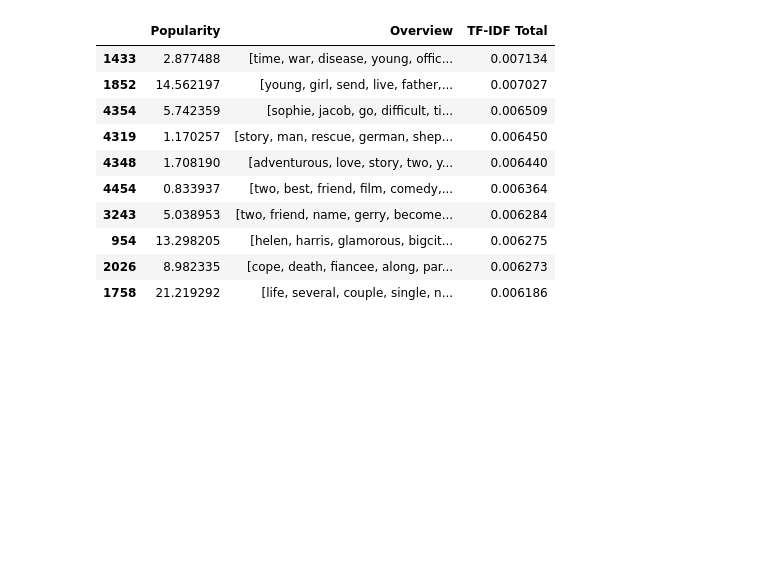
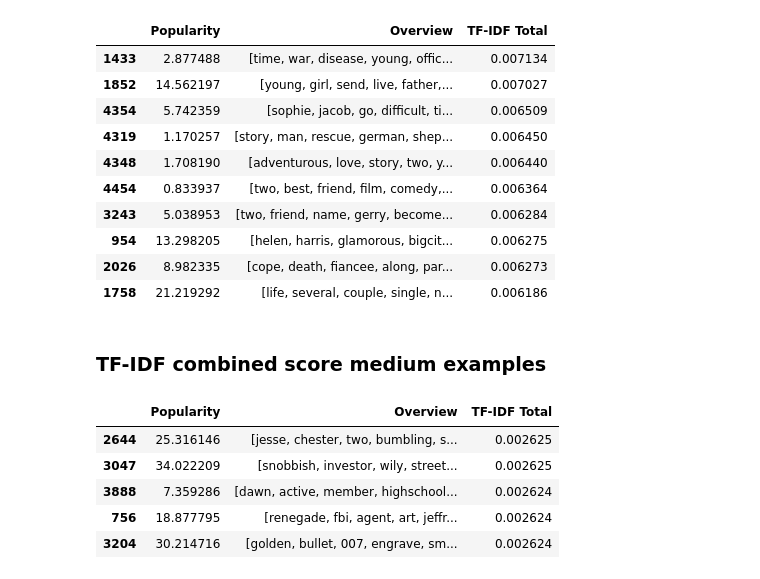
Before and after one commit to charles-reinertson/movie_analysis, a Jupyter notebook: CHARLES_Study_Question.ipynb, the cells around one changed output. Saved outputs shown, nothing was run; the diff lists cells and outputs as text; code cells hidden in the pictures; blank space fills up the shorter version.

Commit message:
added example to movie description output for clarity

```diff
--- a/CHARLES_Study_Question.ipynb
+++ b/CHARLES_Study_Question.ipynb
@@ -386,3 +386,14 @@ df.sort_values(by='TF-IDF Total', ascending=False).head(10)
 | 954 | 13.298205 | [helen, harris, glamorous, bigcit... | 0.006275 |
 | 2026 | 8.982335 | [cope, death, fiancee, along, par... | 0.006273 |
 | 1758 | 21.219292 | [life, several, couple, single, n... | 0.006186 |
+# %% [markdown]
+### TF-IDF combined score medium examples
+# %%
+df.sort_values(by='TF-IDF Total', ascending=False)[2250:2255]
+# %% [output]
+|  | Popularity | Overview | TF-IDF Total |
+| 2644 | 25.316146 | [jesse, chester, two, bumbling, s... | 0.002625 |
+| 3047 | 34.022209 | [snobbish, investor, wily, street... | 0.002625 |
+| 3888 | 7.359286 | [dawn, active, member, highschool... | 0.002624 |
+| 756 | 18.877795 | [renegade, fbi, agent, art, jeffr... | 0.002624 |
+| 3204 | 30.214716 | [golden, bullet, 007, engrave, sm... | 0.002624 |
```
